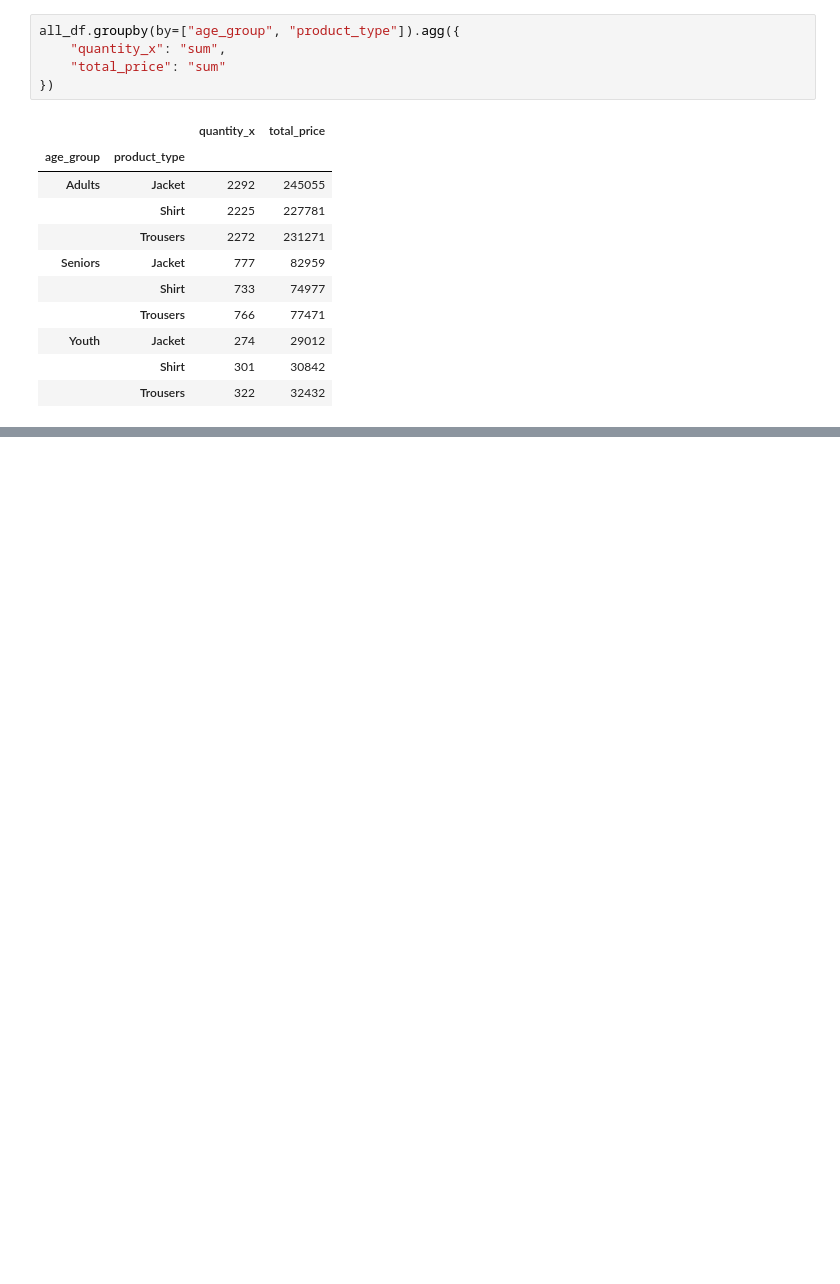
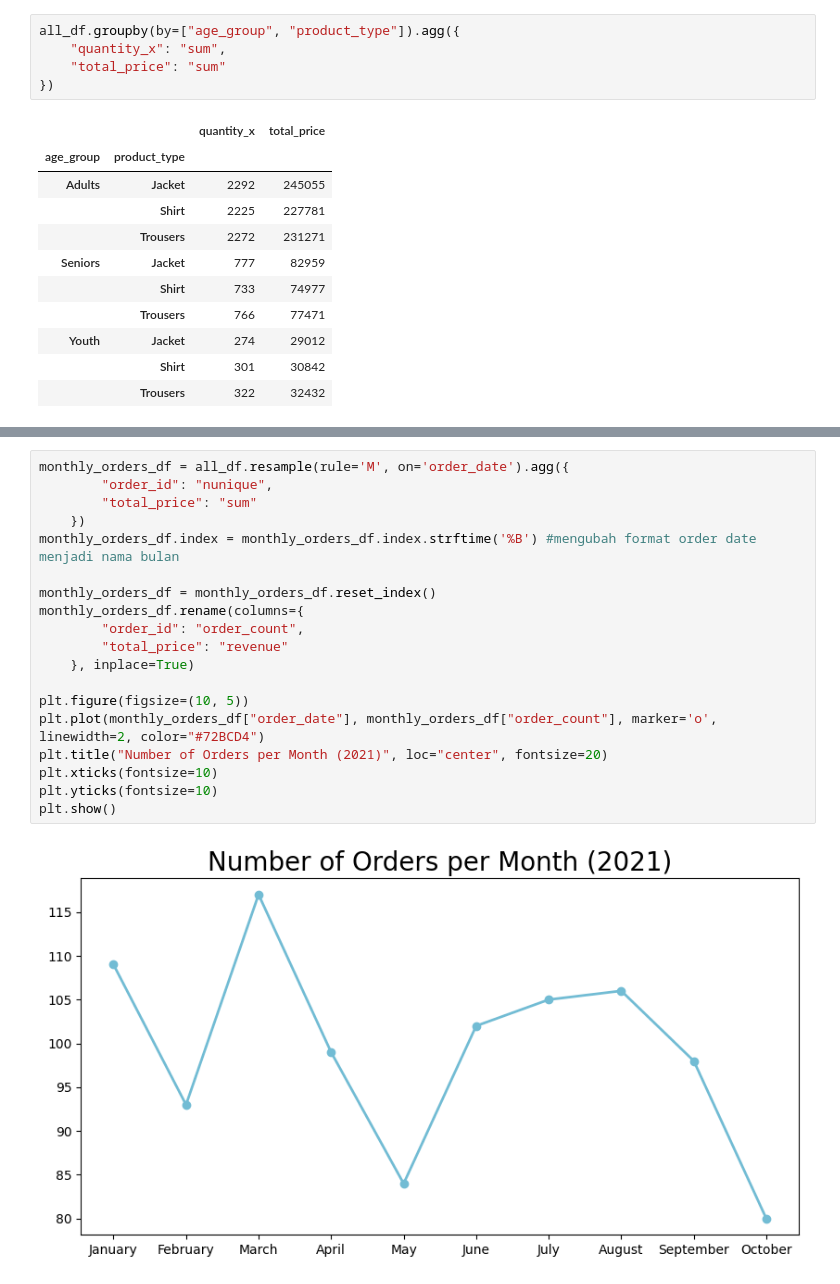
Before and after one commit to aveliap/Data-Analysis, a Jupyter notebook: notebook.ipynb, the cells around one changed output, grey strips where cells are left out. Cells and saved outputs as stored; diff of their text form; blank space fills up the shorter version.

```diff
--- a/notebook.ipynb
+++ b/notebook.ipynb
@@ -844,0 +881,21 @@ all_df.groupby(by=["age_group", "product_type"]).agg({
+# %%
+monthly_orders_df = all_df.resample(rule='M', on='order_date').agg({
+        "order_id": "nunique",
+        "total_price": "sum"
+    })
+monthly_orders_df.index = monthly_orders_df.index.strftime('%B') #mengubah format order date menjadi nama bulan
+
+monthly_orders_df = monthly_orders_df.reset_index()
+monthly_orders_df.rename(columns={
+        "order_id": "order_count",
+        "total_price": "revenue"
+    }, inplace=True)
+
+plt.figure(figsize=(10, 5))
+plt.plot(monthly_orders_df["order_date"], monthly_orders_df["order_count"], marker='o', linewidth=2, color="#72BCD4")
+plt.title("Number of Orders per Month (2021)", loc="center", fontsize=20)
+plt.xticks(fontsize=10)
+plt.yticks(fontsize=10)
+plt.show()
+# %% [output]
+[figure, added]
```
Also changed, not shown: parts of 17 cells of this notebook.
